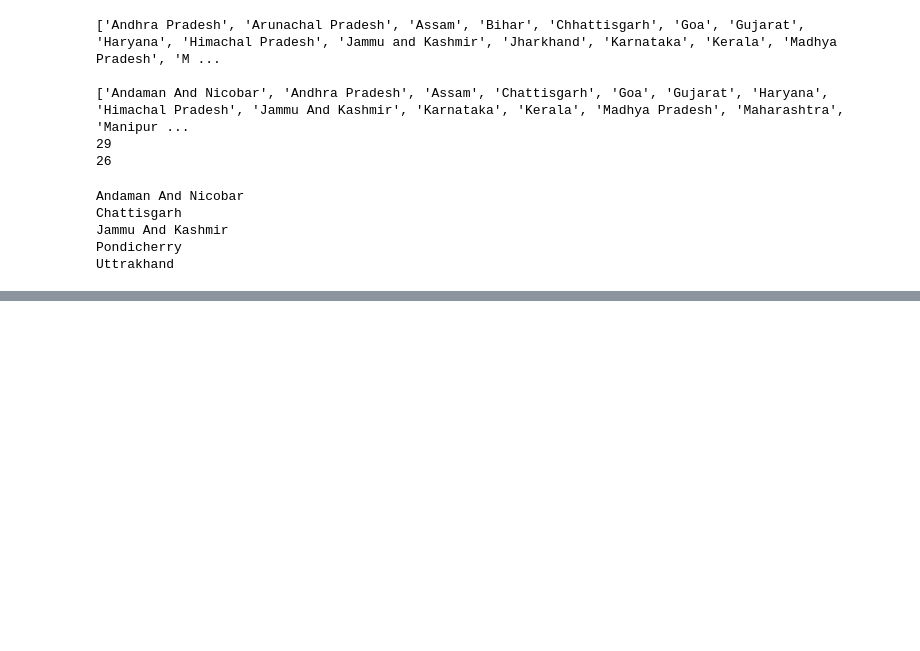
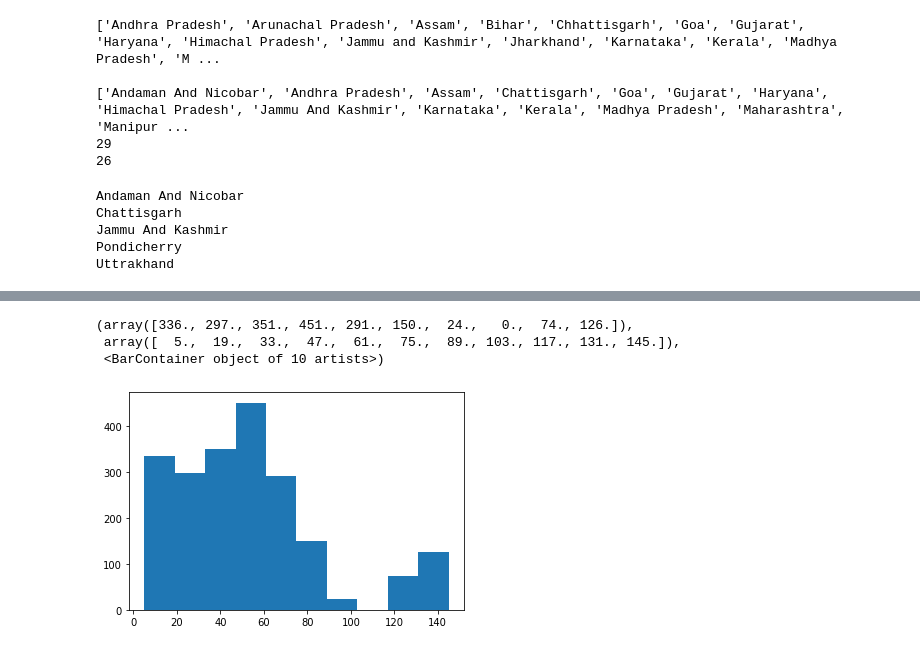
Before and after one commit to Sahil-Amritkar/TRINIT-Crop-Prediction-CPPTonight, a Jupyter notebook: data_exploration.ipynb, the cells around one changed output, grey strips where cells are left out. Cells and saved outputs as stored; diff of their text form; code cells hidden in the pictures; blank space fills up the shorter version.

```diff
--- a/data_exploration.ipynb
+++ b/data_exploration.ipynb
@@ -574,0 +595,7 @@ district_rain.to_csv('datasets/statewise_seasonwise_rainfall.csv', index=False)
+# %%
+plt.hist(crop_reco['P'])
+# %% [output]
+(array([336., 297., 351., 451., 291., 150.,  24.,   0.,  74., 126.]),
+ array([  5.,  19.,  33.,  47.,  61.,  75.,  89., 103., 117., 131., 145.]),
+ <BarContainer object of 10 artists>)
+[figure, added]
```
Also changed, not shown: parts of 5 cells of this notebook, 25 other files.
